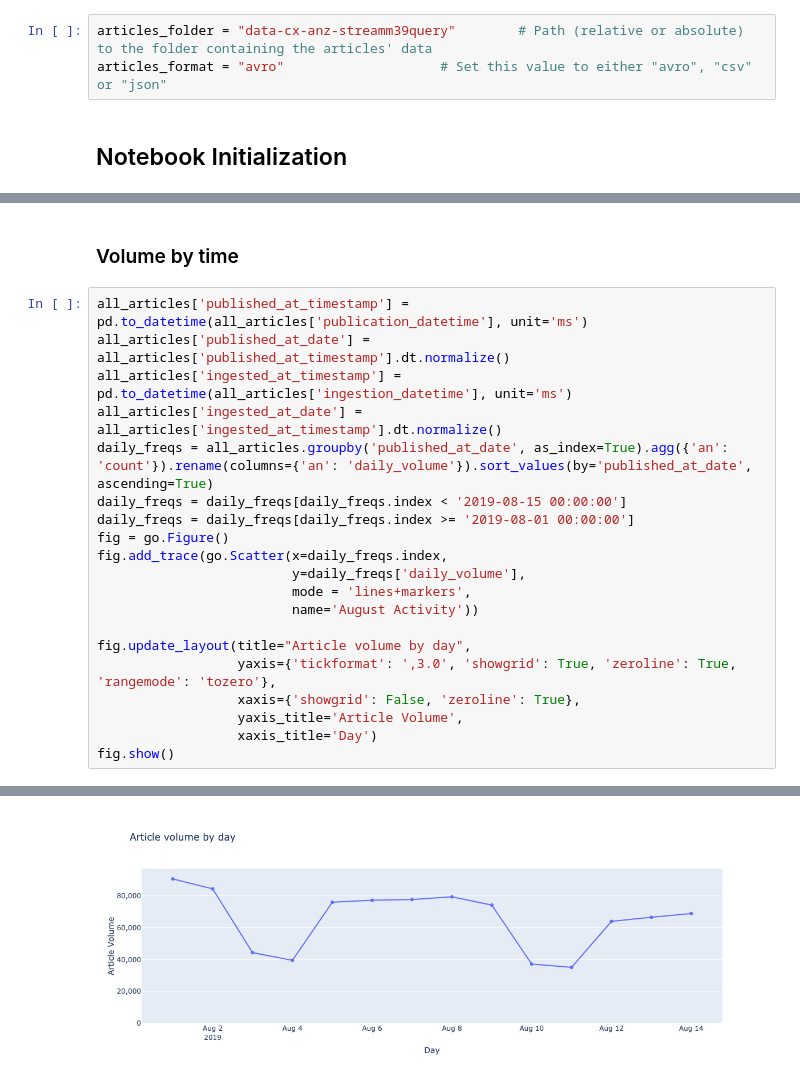
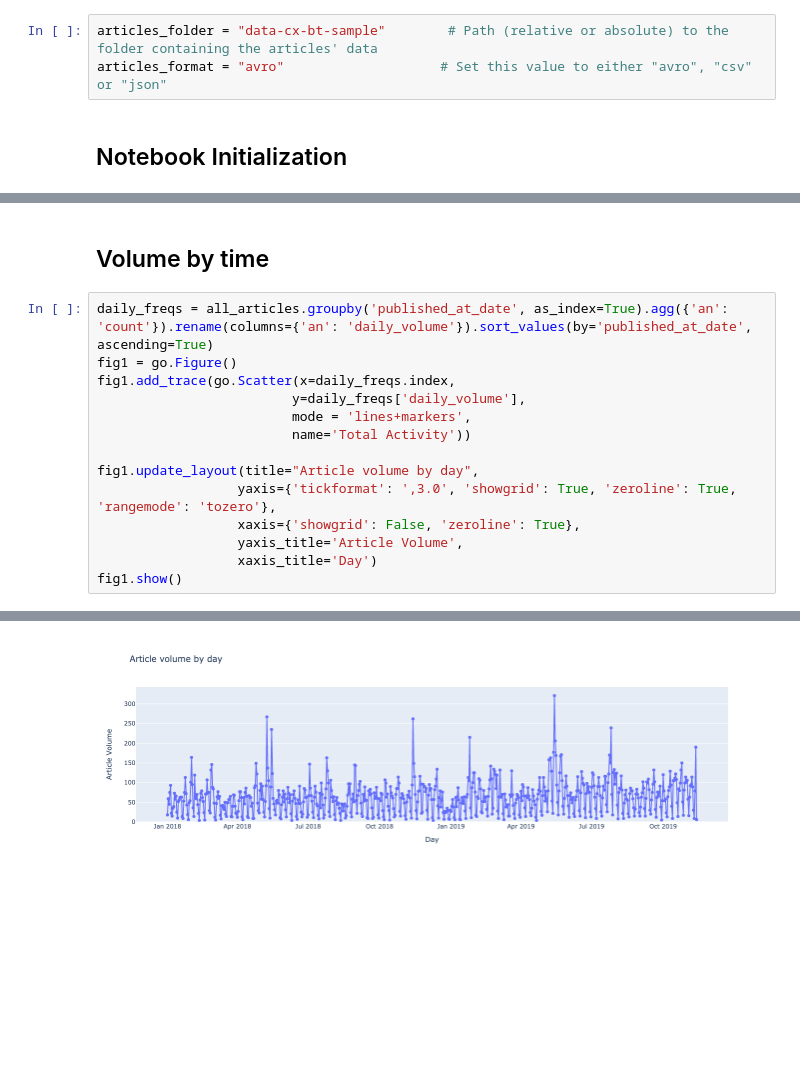
Before and after one commit to DijunLiu1995/factiva-analytics-process, a Jupyter notebook: 06-exploration.ipynb, the cells around one changed output, grey strips where cells are left out. Cells and saved outputs as stored; diff of their text form; blank space fills up the shorter version.

```diff
--- a/06-exploration.ipynb
+++ b/06-exploration.ipynb
@@ -5,7 +5,7 @@ The goal of this exercise is to read a downloaded set of articles in an AVRO fil
 ## User Variables
 Please ensure the values for the following variables are set right
 # %%
-articles_folder = "data-cx-anz-streamm39query"        # Path (relative or absolute) to the folder containing the articles' data
+articles_folder = "data-cx-bt-sample"        # Path (relative or absolute) to the folder containing the articles' data
 articles_format = "avro"                    # Set this value to either "avro", "csv" or "json"
 # %% [markdown]
 ## Notebook Initialization
@@ -59,23 +70,17 @@ Source entries loaded: 4270
 # %% [markdown]
-### Volume by time
+## Volume by time
 # %%
-all_articles['published_at_timestamp'] = pd.to_datetime(all_articles['publication_datetime'], unit='ms')
-all_articles['published_at_date'] = all_articles['published_at_timestamp'].dt.normalize()
-all_articles['ingested_at_timestamp'] = pd.to_datetime(all_articles['ingestion_datetime'], unit='ms')
-all_articles['ingested_at_date'] = all_articles['ingested_at_timestamp'].dt.normalize()
 daily_freqs = all_articles.groupby('published_at_date', as_index=True).agg({'an': 'count'}).rename(columns={'an': 'daily_volume'}).sort_values(by='published_at_date', ascending=True)
-daily_freqs = daily_freqs[daily_freqs.index < '2019-08-15 00:00:00']
-daily_freqs = daily_freqs[daily_freqs.index >= '2019-08-01 00:00:00']
-fig = go.Figure()
-fig.add_trace(go.Scatter(x=daily_freqs.index,
+fig1 = go.Figure()
+fig1.add_trace(go.Scatter(x=daily_freqs.index,
                          y=daily_freqs['daily_volume'],
                          mode = 'lines+markers',
-                         name='August Activity'))
+                         name='Total Activity'))
 
-fig.update_layout(title="Article volume by day",
+fig1.update_layout(title="Article volume by day",
                   yaxis={'tickformat': ',3.0', 'showgrid': True, 'zeroline': True, 'rangemode': 'tozero'},
                   xaxis={'showgrid': False, 'zeroline': True},
                   yaxis_title='Article Volume',
                   xaxis_title='Day')
-fig.show()
+fig1.show()
 # %% [output]
@@ -82 +88 @@ fig.show()
-[figure, old version]
+[figure, new version]
```
Also changed, not shown: parts of 14 cells of this notebook.
